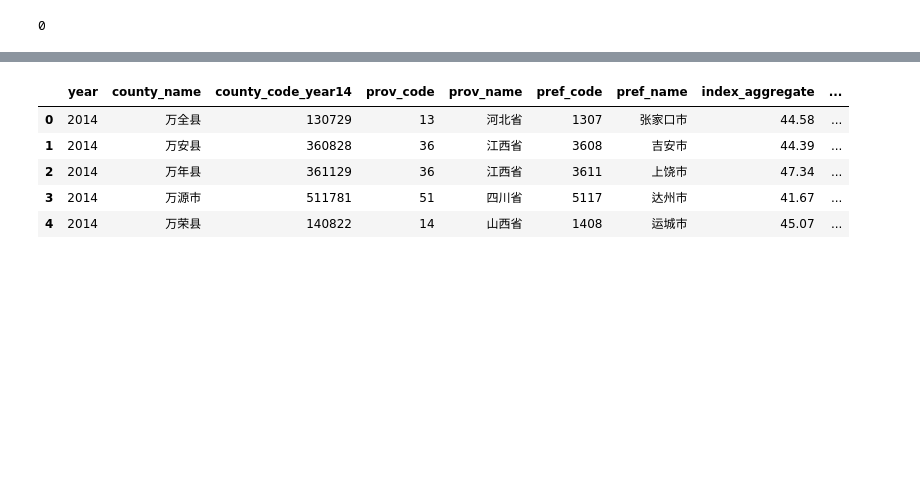
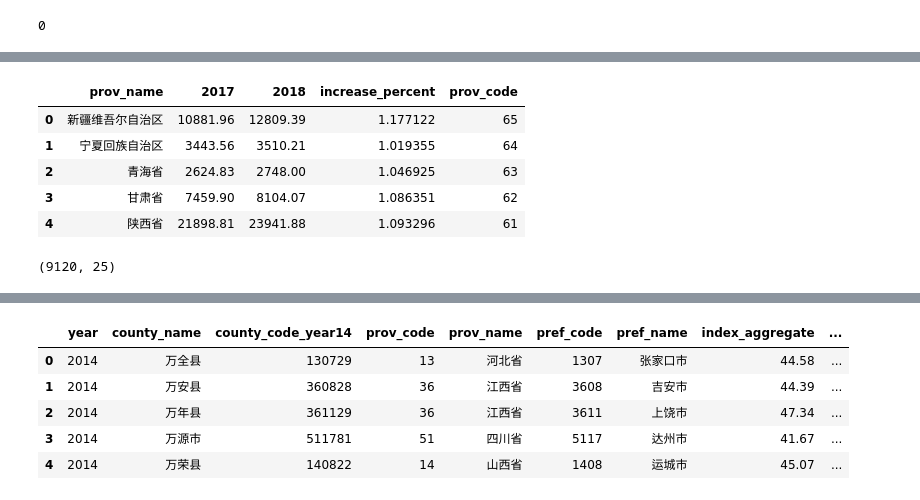
Before and after one commit to MariamAmmar/China_Fintech_Project, a Jupyter notebook: China_Fintech_Project/Katie.ipynb, the cells around one changed output, grey strips where cells are left out. Cells and saved outputs as stored; diff of their text form; code cells hidden in the pictures; blank space fills up the shorter version.

```diff
--- a/China_Fintech_Project/Katie.ipynb
+++ b/China_Fintech_Project/Katie.ipynb
@@ -232,0 +366,9 @@ df = data.copy()
+# %%
+gdp.head()
+# %% [output]
+|  | prov_name | 2017 | 2018 | increase_percent | prov_code |
+| 0 | 新疆维吾尔自治区 | 10881.96 | 12809.39 | 1.177122 | 65 |
+| 1 | 宁夏回族自治区 | 3443.56 | 3510.21 | 1.019355 | 64 |
+| 2 | 青海省 | 2624.83 | 2748.00 | 1.046925 | 63 |
+| 3 | 甘肃省 | 7459.90 | 8104.07 | 1.086351 | 62 |
+| 4 | 陕西省 | 21898.81 | 23941.88 | 1.093296 | 61 |
@@ -232,0 +379,4 @@ df = data.copy()
+# %%
+df.shape
+# %% [output]
+(9120, 25)
```
Also changed, not shown: parts of 91 cells of this notebook, 4 other files.
